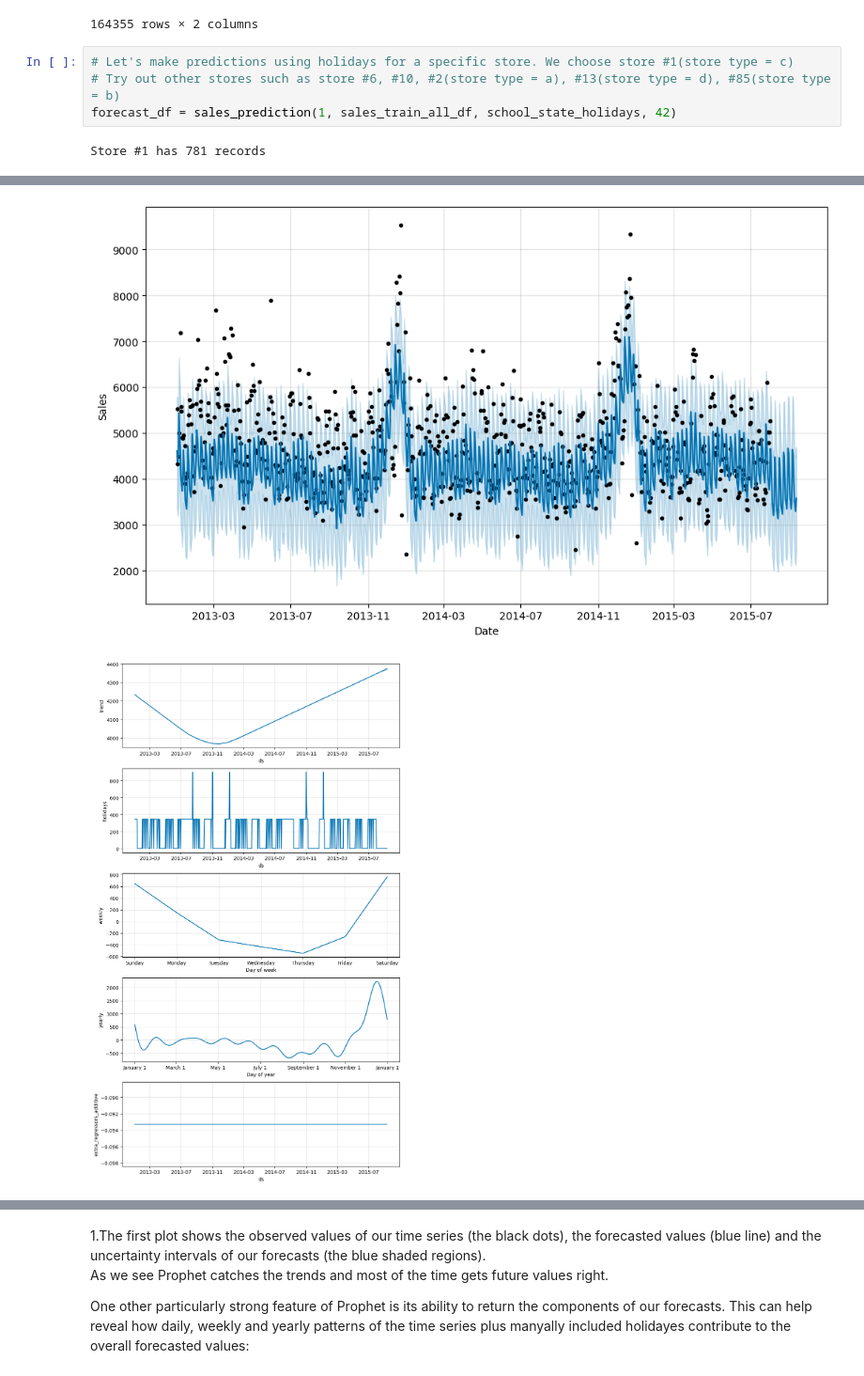
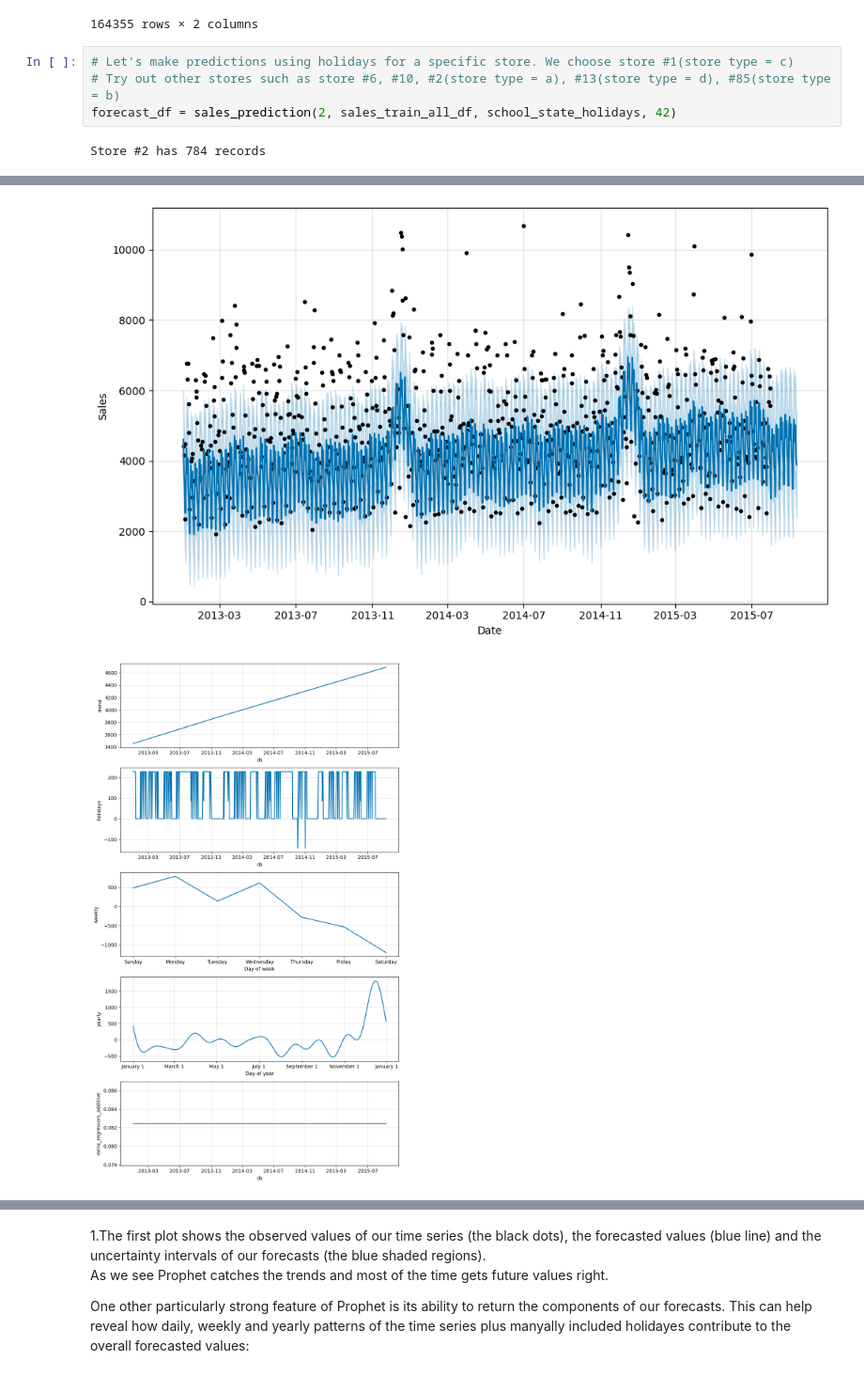
Before and after one commit to vanduyvip01/BusinessProcessSupport, a Jupyter notebook: asm2/rossmann_store_sales_solution.ipynb, the cells around one changed output, grey strips where cells are left out. Shown: that part at 94% size. Saved outputs shown, nothing was run; the diff lists cells and outputs as text.

```diff
--- a/asm2/rossmann_store_sales_solution.ipynb
+++ b/asm2/rossmann_store_sales_solution.ipynb
@@ -522,6 +521,6 @@ school_state_holidays
 # %%
 # Let's make predictions using holidays for a specific store. We choose store #1(store type = c)
 # Try out other stores such as store #6, #10, #2(store type = a), #13(store type = d), #85(store type = b)
-forecast_df = sales_prediction(1, sales_train_all_df, school_state_holidays, 42)
+forecast_df = sales_prediction(2, sales_train_all_df, school_state_holidays, 42)
 # %% [output]
-Store #1 has 781 records
+Store #2 has 784 records
@@ -530,5 +529,5 @@ Store #1 has 781 records
-[figure, old version]
+[figure, new version]
-[figure, old version]
+[figure, new version]
 # %%
 forecast_df[['ds', 'yhat', 'yhat_lower', 'yhat_upper']].tail(42)
 # %% [output]
```
Also changed, not shown: parts of 4 cells of this notebook, 3 other files.
